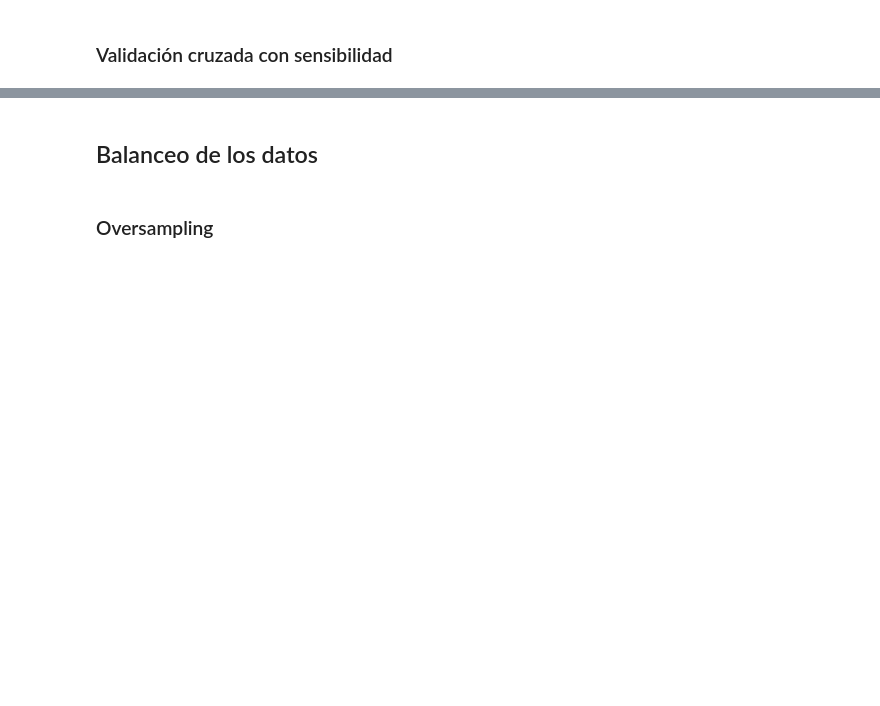
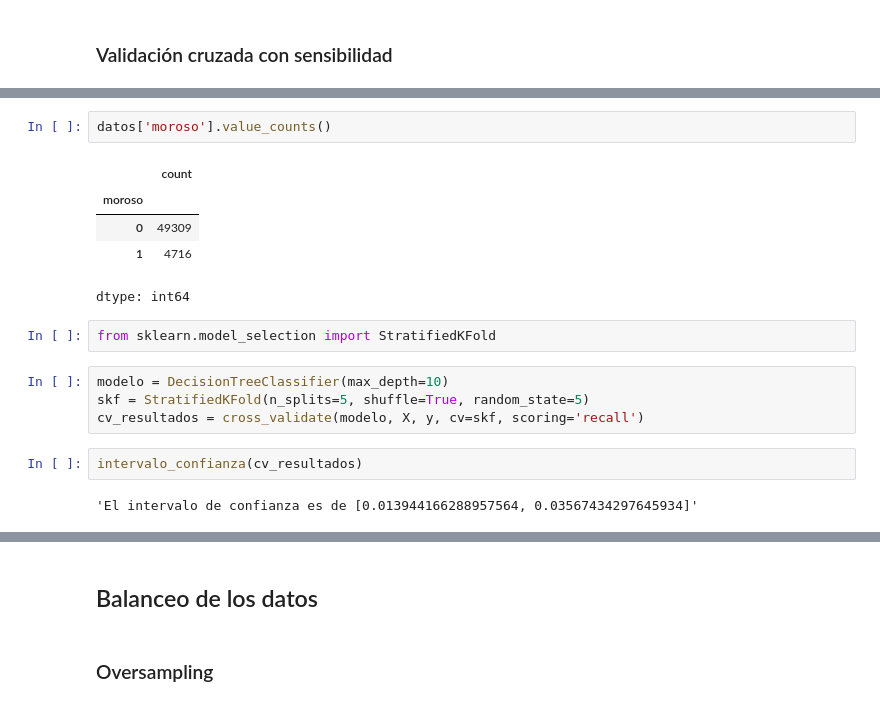
Before and after one commit to Maucho6340/2162-clasificacion-validacion-de-modelos-y-metricas, a Jupyter notebook: Clasificacion_validacion_y_metricas.ipynb, the cells around one changed output, grey strips where cells are left out. Saved outputs shown, nothing was run; the diff lists cells and outputs as text; blank space fills up the shorter version.

```diff
--- a/Clasificacion_validacion_y_metricas.ipynb
+++ b/Clasificacion_validacion_y_metricas.ipynb
@@ -620,0 +770,18 @@ Generalmente, se utilizan 5 o 10 partes. Un número mayor no suele ser necesario
+# %%
+datos['moroso'].value_counts()
+# %% [output]
+|  | count |
+| moroso |  |
+| 0 | 49309 |
+| 1 | 4716 |
+dtype: int64
+# %%
+from sklearn.model_selection import StratifiedKFold
+# %%
+modelo = DecisionTreeClassifier(max_depth=10)
+skf = StratifiedKFold(n_splits=5, shuffle=True, random_state=5)
+cv_resultados = cross_validate(modelo, X, y, cv=skf, scoring='recall')
+# %%
+intervalo_confianza(cv_resultados)
+# %% [output]
+'El intervalo de confianza es de [0.013944166288957564, 0.03567434297645934]'
```
Also changed, not shown: parts of 91 cells of this notebook.
